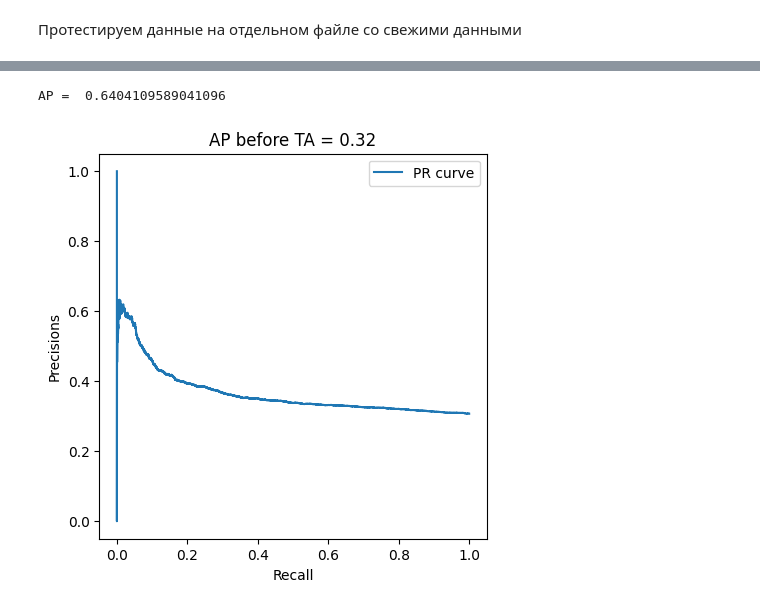
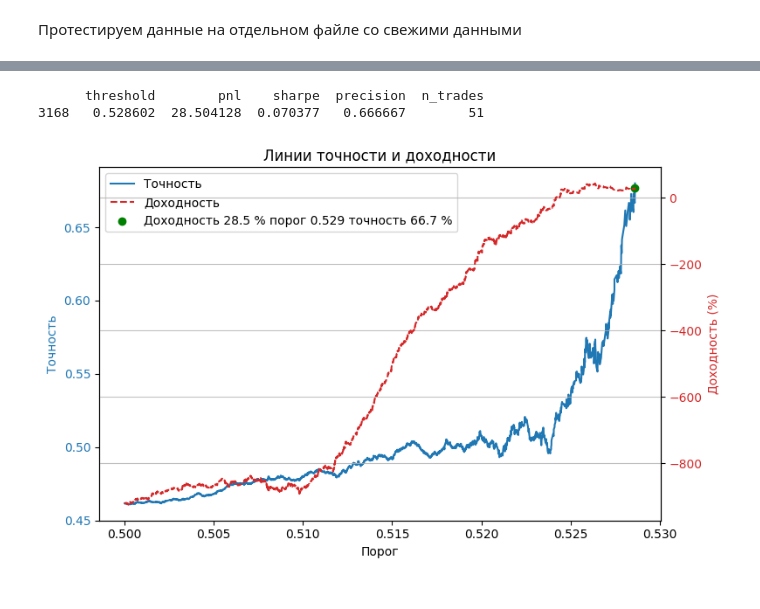
Before and after one commit to ChtoGde/stocks_analyser, a Jupyter notebook: ml_model.ipynb, the cells around one changed output, grey strips where cells are left out. Saved outputs shown, nothing was run; the diff lists cells and outputs as text; code cells hidden in the pictures.

```diff
--- a/ml_model.ipynb
+++ b/ml_model.ipynb
@@ -262,2 +179,0 @@ new_df = test_df[
-# %%
-tickers ,dv, model = load('stocks_analyser_tickers_dv_with_model.joblib')
@@ -312,6 +180,6 @@ AP =  0.3187965496982634
-# %%
-pred_ta = model.predict_proba(dv.transform(new_df[features_col].to_dict(orient='records')))[:, 1]
-AP_TA = average_precision_score(new_df.target, (pred_ta > t).astype(int))
-print('AP = ', AP_TA)
-# %% [output]
-AP =  0.6404109589041096
+# %%
+proba = model.predict_proba(test_df.drop(columns=columns_to_drop, errors='ignore'))[:,1]
+test_df['proba'] = proba
+# %%
+prec, rec, thresholds = precision_recall_curve(test_df.target, proba)
+thresholds = thresholds[thresholds > 0.5]
@@ -318,12 +215,34 @@ AP =  0.6404109589041096
+# %%
+best = results_df.sort_values('sharpe', ascending=False).head(1)
+print(best)
+# %% [output]
+      threshold        pnl    sharpe  precision  n_trades
+3168   0.528602  28.504128  0.070377   0.666667        51
 # %%
-prec, rec, thresh = precision_recall_curve(test_df.target, pred)
+fig, ax1 = plt.subplots(figsize=(8, 5))
 
-plt.figure(figsize=(5,5))
-plt.title(f'AP before TA = {AP:.2}')
-plt.xlabel('Recall')
-plt.ylabel('Precisions')
-plt.plot(rec, prec, label='PR curve')
-plt.legend()
+ax1.set_xlabel('Порог')
+ax1.set_ylabel('Точность', color='tab:blue')
+ax1.plot(results_df.threshold, results_df.precision, color='tab:blue',label='Точность')
+ax1.tick_params(axis='y', labelcolor='tab:blue')
+
+ax2 = ax1.twinx()
+ax2.set_ylabel('Доходность (%)', color='tab:red')
+ax2.plot(results_df.threshold, results_df.pnl, color='tab:red', linestyle='--', label='Доходность')
+ax2.tick_params(axis='y', labelcolor='tab:red')
+ax2.scatter(best.threshold.values, best.pnl.values, c='green', marker='o',
+            label=f'Доходность {best.pnl.values[0]:.3} % порог {best.threshold.values[0]:.3} точность {(best.precision.values[0] * 100):.3} %')
+
+
+plt.title('Линии точности и доходности')
+
+# Объединяем легенды с обеих осей
+lines_1, labels_1 = ax1.get_legend_handles_labels()
+lines_2, labels_2 = ax2.get_legend_handles_labels()
+ax1.legend(lines_1 + lines_2, labels_1 + labels_2, loc='upper left')
+
+plt.grid(True, alpha=0.8)
+plt.tight_layout()
 plt.show()
 # %% [output]
-[figure, old version]
+[figure, new version]
```
Also changed, not shown: parts of 37 cells of this notebook, 13 other files.
